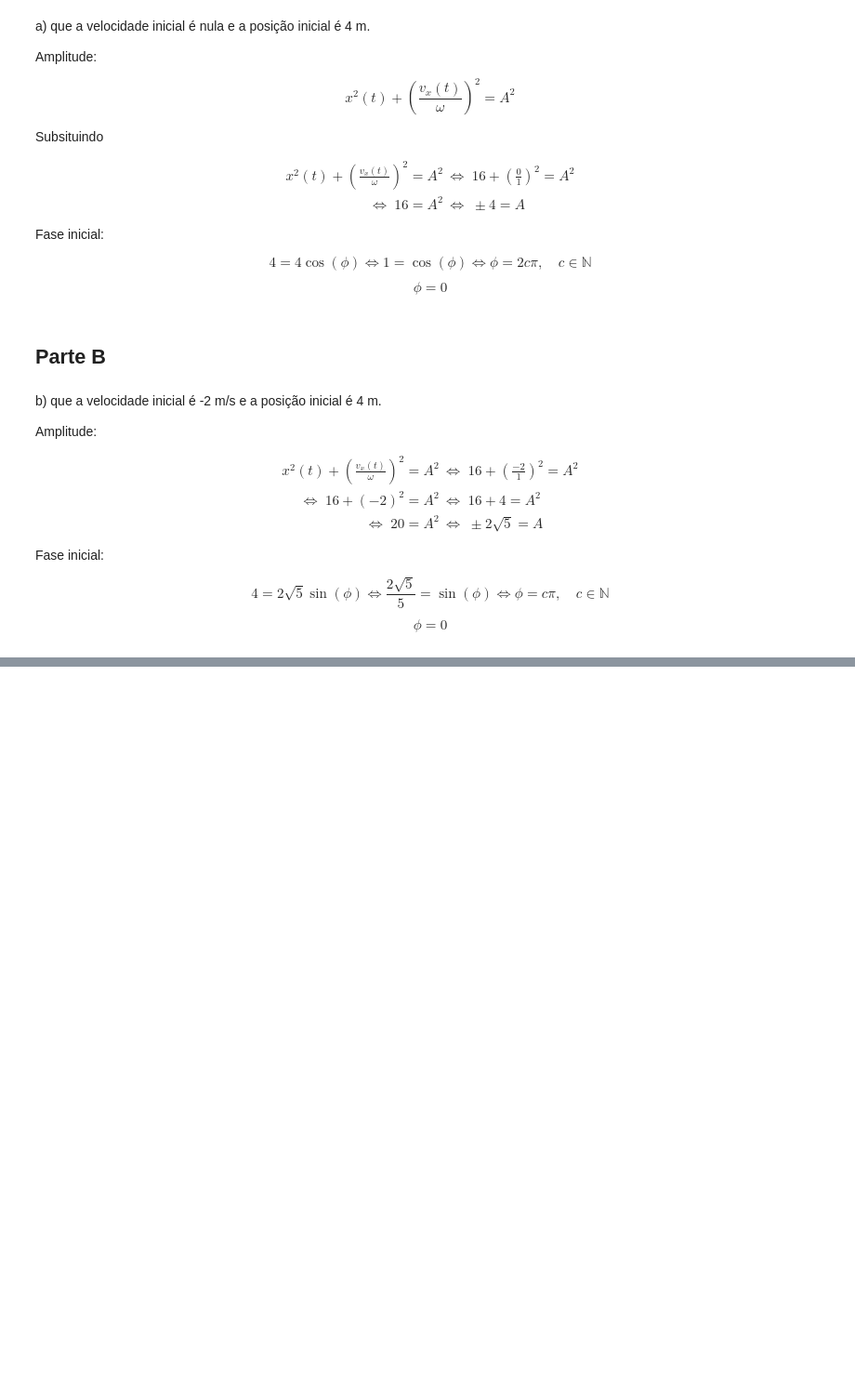
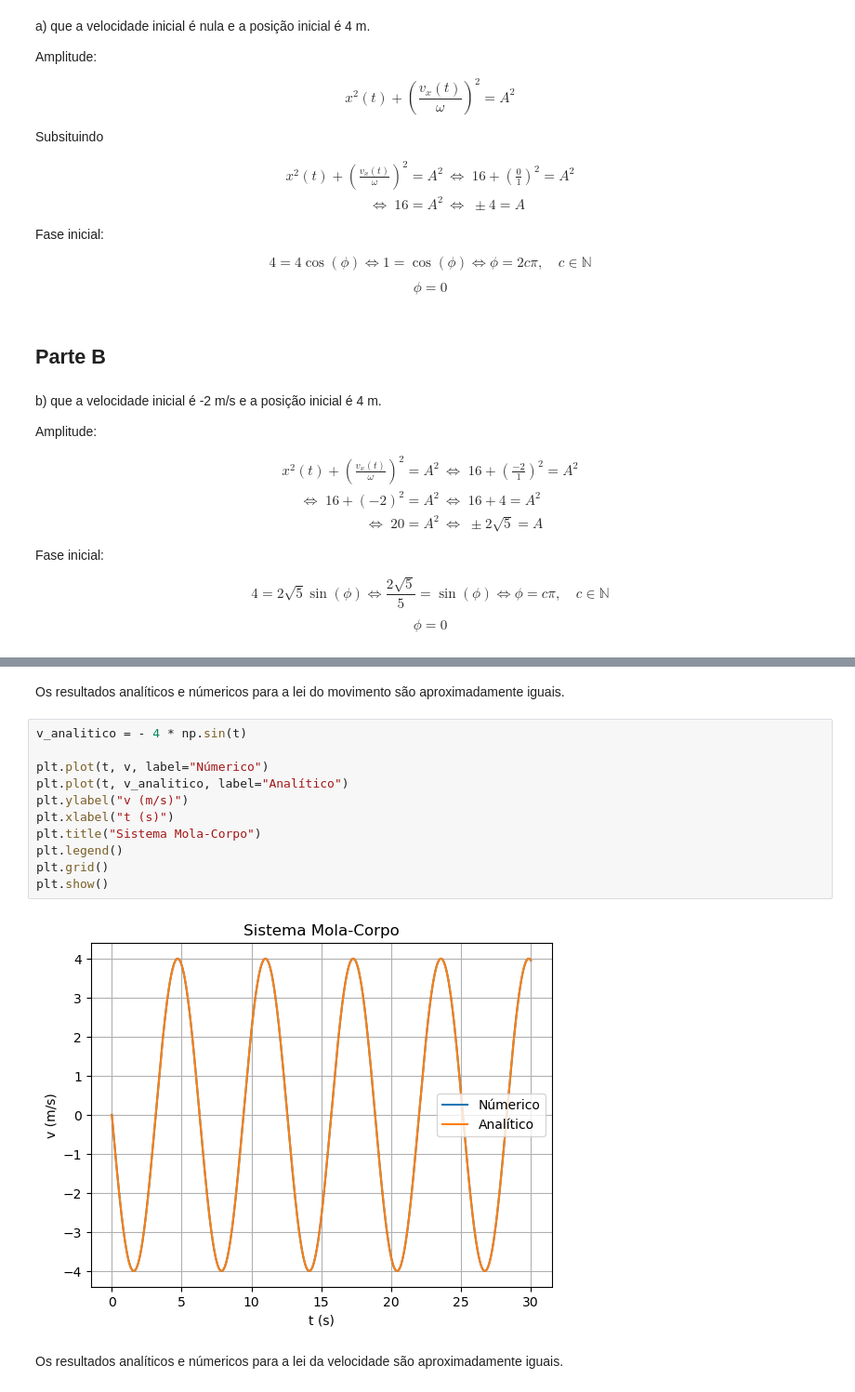
Before and after one commit to JCapucho/universidade, a Jupyter notebook: MSF/aula10/guiao.ipynb, the cells around one changed output, grey strips where cells are left out. Shown at 93% size. Saved outputs shown, nothing was run; the diff lists cells and outputs as text; blank space fills up the shorter version.

```diff
--- a/MSF/aula10/guiao.ipynb
+++ b/MSF/aula10/guiao.ipynb
@@ -102,0 +351,17 @@ $$
+# %% [markdown]
+Os resultados analíticos e númericos para a lei do movimento são aproximadamente iguais.
+# %%
+v_analitico = - 4 * np.sin(t)
+
+plt.plot(t, v, label="Númerico")
+plt.plot(t, v_analitico, label="Analítico")
+plt.ylabel("v (m/s)")
+plt.xlabel("t (s)")
+plt.title("Sistema Mola-Corpo")
+plt.legend()
+plt.grid()
+plt.show()
+# %% [output]
+[figure, added]
+# %% [markdown]
+Os resultados analíticos e númericos para a lei da velocidade são aproximadamente iguais.
```
Also changed, not shown: parts of 18 cells of this notebook, 1 other file.
